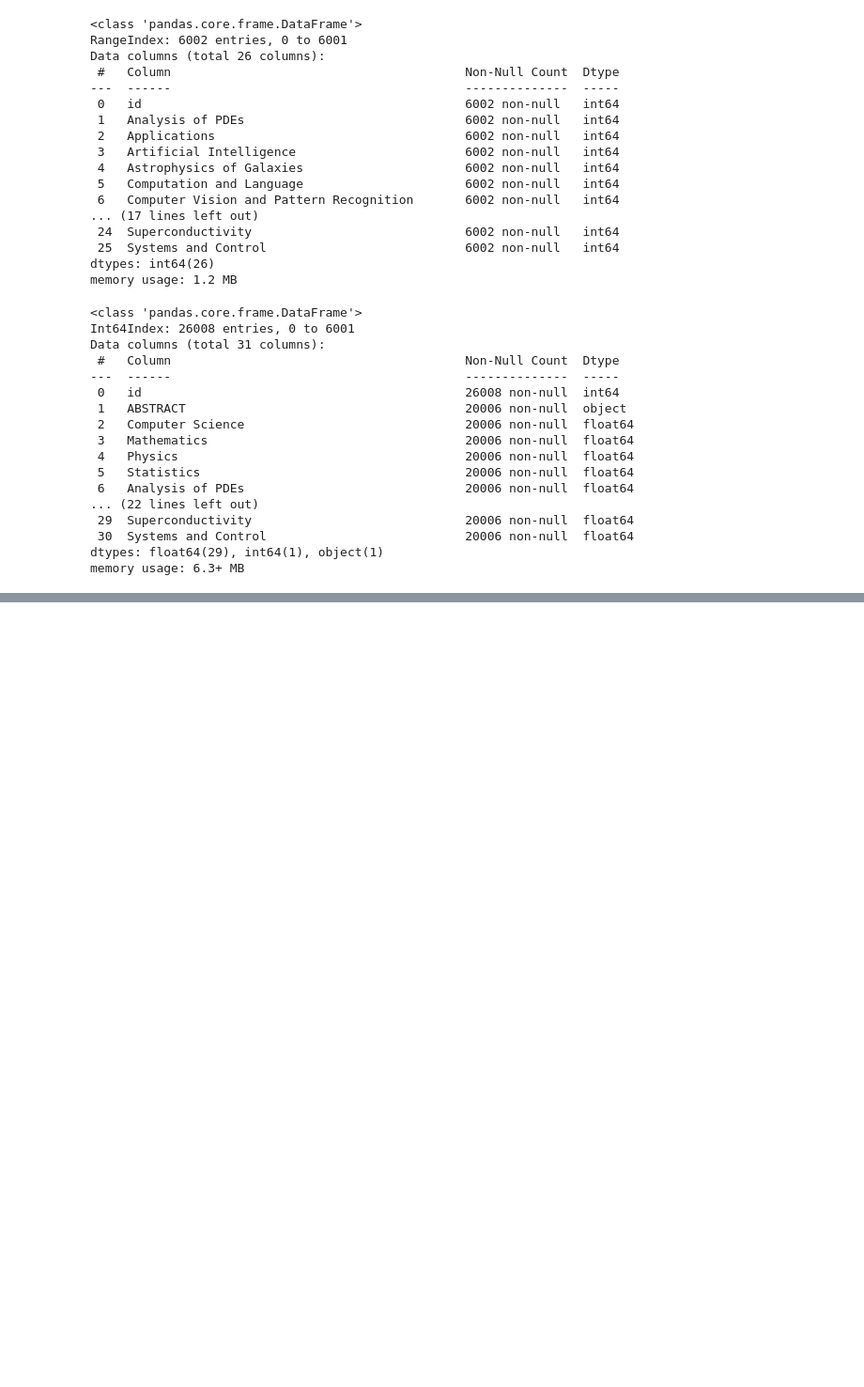
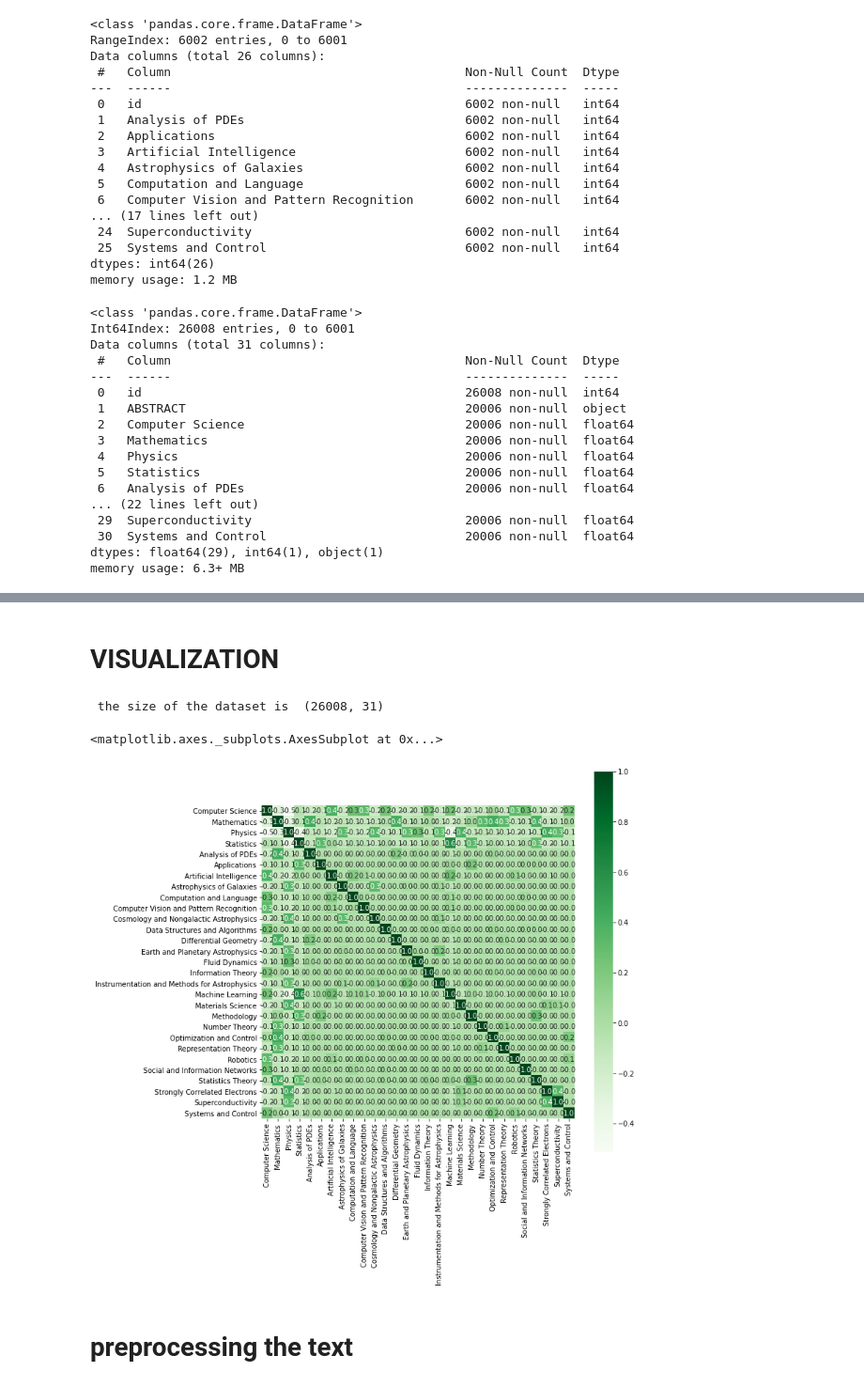
Before and after one commit to ash0411/major_project, a Jupyter notebook: major_project.ipynb, the cells around one changed output, grey strips where cells are left out. Shown at 94% size. Saved outputs shown, nothing was run; the diff lists cells and outputs as text; code cells hidden in the pictures; blank space fills up the shorter version.

Commit message:
added preprocessing

```diff
--- a/major_project.ipynb
+++ b/major_project.ipynb
@@ -69,0 +85,3 @@ df3.to_csv(root+'dataset/'+'full.csv',index = False)
+# %%
+root = '/content/drive/MyDrive/major_project/'
+df = pd.read_csv(root + "dataset/"+"full.csv")
@@ -69,0 +136,17 @@ df3.to_csv(root+'dataset/'+'full.csv',index = False)
+# %% [markdown]
+# VISUALIZATION
+# %%
+  print(" the size of the dataset is ",df.shape)
+# %% [output]
+ the size of the dataset is  (26008, 31)
+# %%
+corr = df.iloc[:,2:].corr()
+corr.shape
+
+plt.figure(figsize=(10,10))
+sns.heatmap(corr, cbar=True, square=True, fmt='.1f', annot=True, cmap='Greens')
+# %% [output]
+<matplotlib.axes._subplots.AxesSubplot at 0x...>
+[figure, added]
+# %% [markdown]
+# preprocessing the text
```
Also changed, not shown: parts of 19 cells of this notebook, 1 other file.
